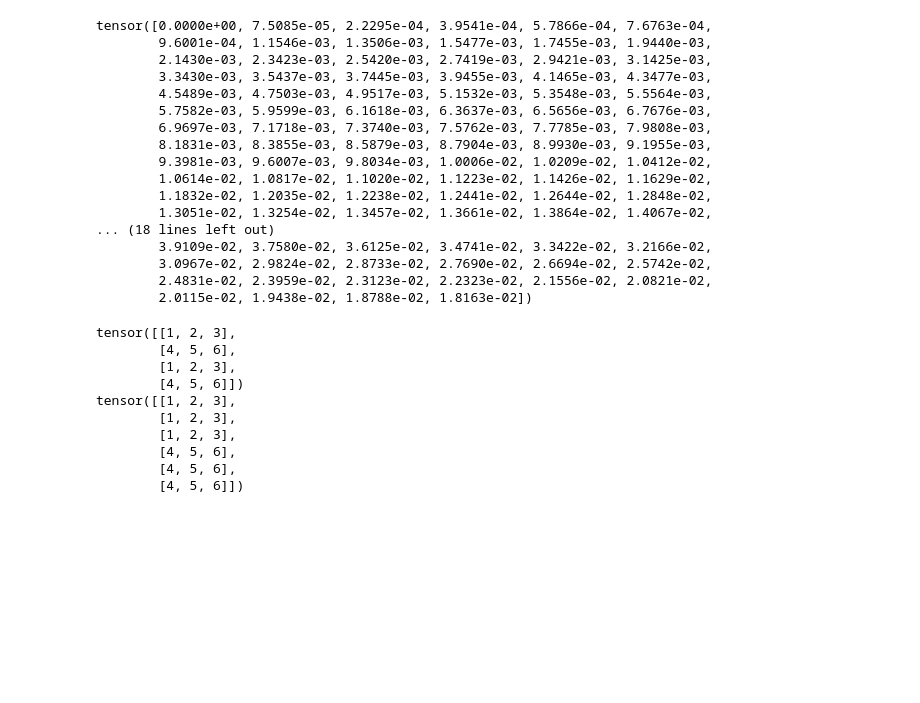
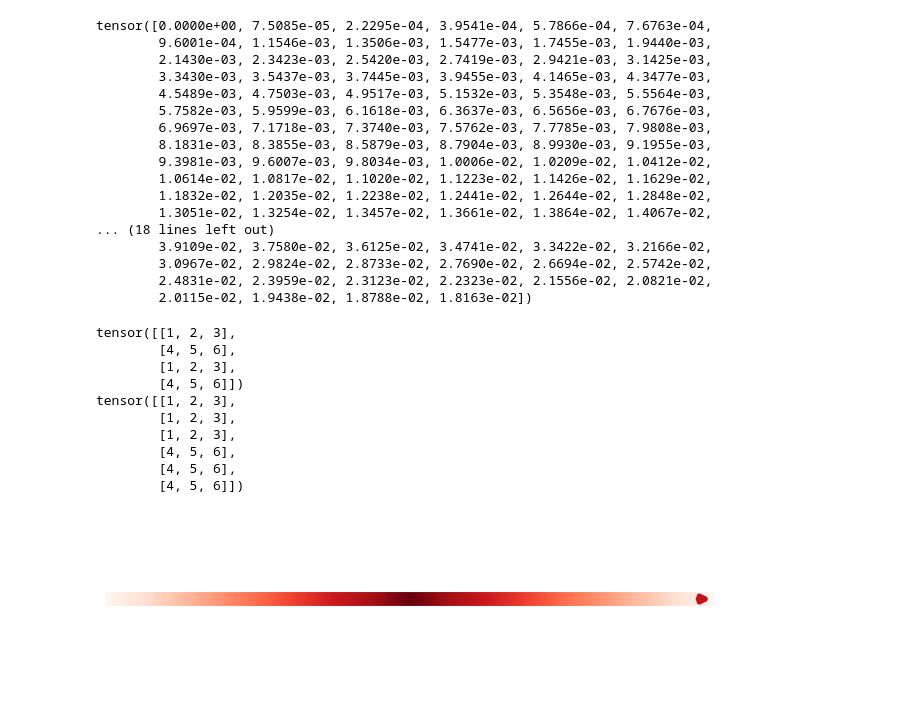
Before and after one commit to SieRaX/diffusion_policy, a Jupyter notebook: dummy.ipynb, the cells around one changed output. Cells and saved outputs as stored; diff of their text form; code cells hidden in the pictures; blank space fills up the shorter version.

```diff
--- a/dummy.ipynb
+++ b/dummy.ipynb
@@ -137,3 +137,41 @@ tensor([[1, 2, 3],
         [4, 5, 6],
         [4, 5, 6],
         [4, 5, 6]])
+# %%
+import numpy as np
+import matplotlib.pyplot as plt
+from matplotlib.collections import LineCollection
+from matplotlib import cm
+
+# 설정
+n_points = 500
+x = np.linspace(0, 1, n_points)
+y = np.zeros_like(x)
+
+# 그라데이션 강도 (중간이 가장 진함)
+intensity = 1 - 2 * np.abs(x - 0.5)  # 역 V자 형태
+colors = cm.Reds(intensity)
+
+# 선분 만들기
+points = np.array([x, y]).T.reshape(-1, 1, 2)
+segments = np.concatenate([points[:-1], points[1:]], axis=1)
+
+# 라인 컬렉션으로 부드러운 선 만들기
+lc = LineCollection(segments, colors=colors, linewidths=10)
+
+# 플롯 설정
+fig, ax = plt.subplots(figsize=(8, 2))
+ax.add_collection(lc)
+
+# 화살촉 추가 (색을 더 진하게 설정)
+ax.annotate('', xy=(1, 0), xytext=(0.97, 0),
+            arrowprops=dict(arrowstyle="->", color=cm.Reds(0.8), lw=4))
+
+# 축 범위 및 숨기기
+ax.set_xlim(0, 1.02)
+ax.set_ylim(-0.05, 0.05)
+ax.axis('off')
+
+plt.show()
+# %% [output]
+[figure, added]
```
Also changed, not shown: 6 other files.
